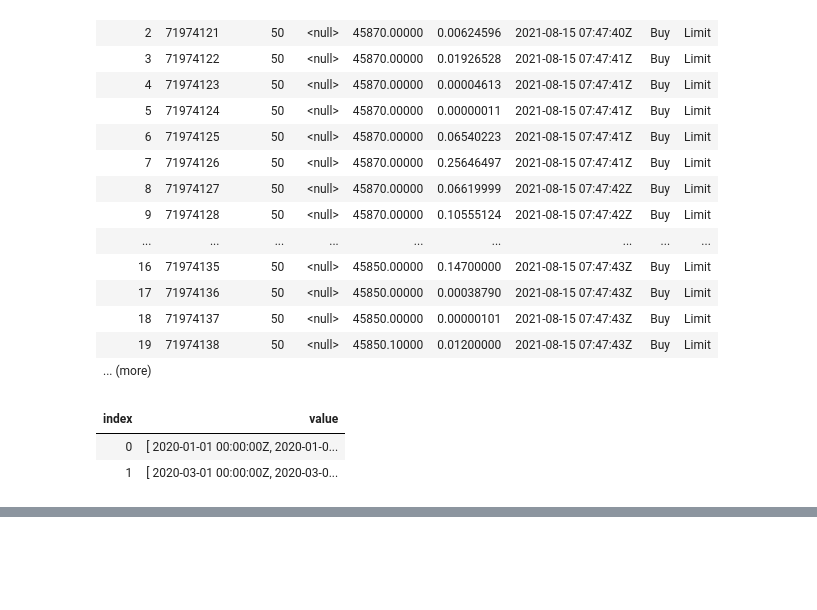
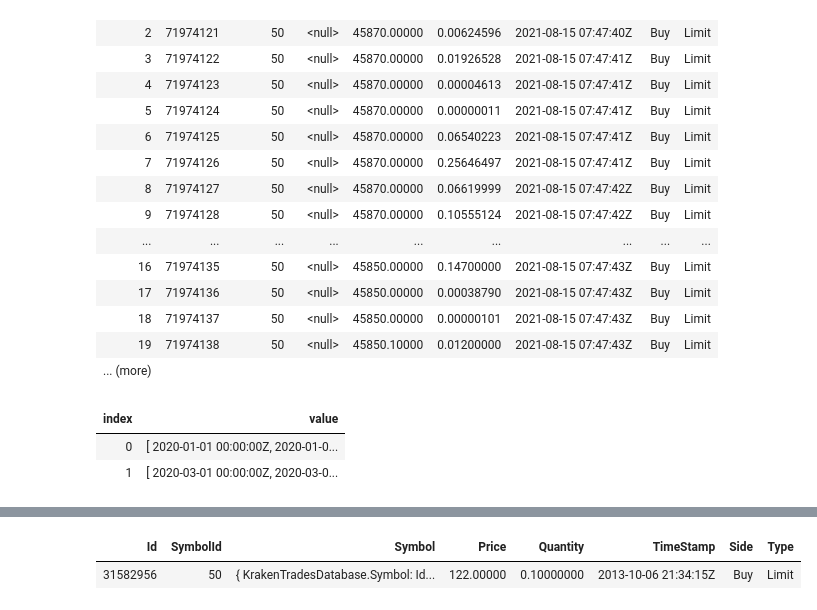
Before and after one commit to dharmatech/kraken-trades-database, a Jupyter notebook: Notebooks/Misc.ipynb, the cells around one changed output, grey strips where cells are left out. Cells and saved outputs as stored; diff of their text form; code cells hidden in the pictures; blank space fills up the shorter version.

```diff
--- a/Notebooks/Misc.ipynb
+++ b/Notebooks/Misc.ipynb
@@ -110,0 +178,5 @@ Error: (3,39): error CS0103: The name 'symbol_id' does not exist in the current
+# %%
+groups.ElementAt(0).ElementAt(0)
+# %% [output]
+| Id | SymbolId | Symbol | Price | Quantity | TimeStamp | Side | Type |
+| 31582956 | 50 | { KrakenTradesDatabase.Symbol: Id... | 122.00000 | 0.10000000 | 2013-10-06 21:34:15Z | Buy | Limit |
```
Also changed, not shown: parts of 25 cells of this notebook, 3 other files.
